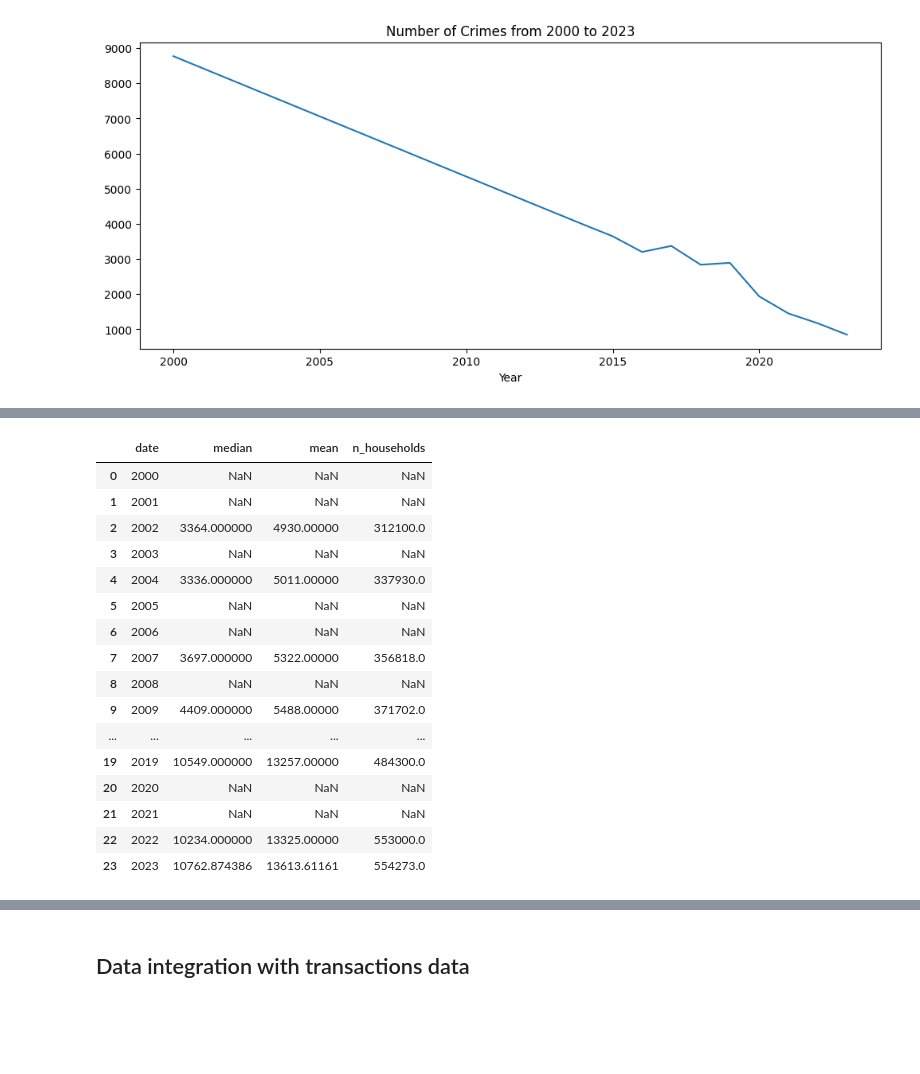
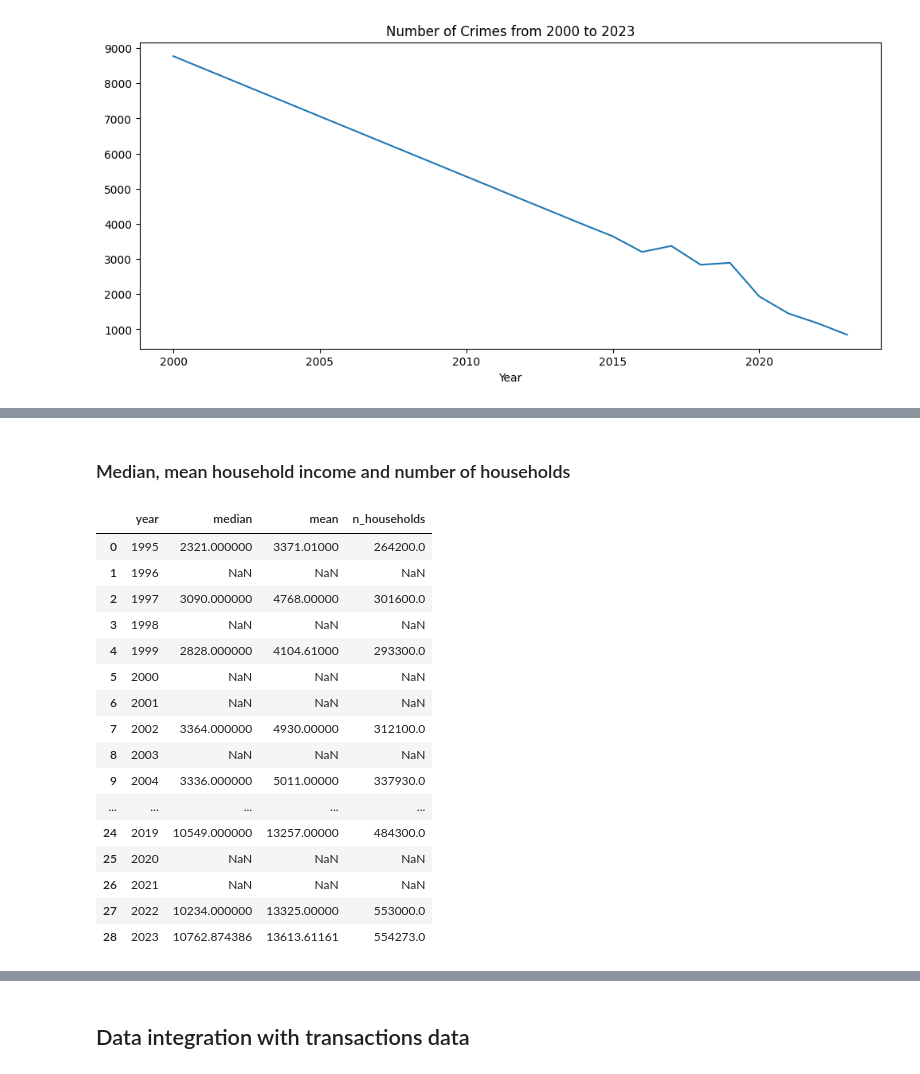
Before and after one commit to yuenherny/kl-house-price-forecasting, a Jupyter notebook: notebooks/Transactions - 05 Data Integration.ipynb, the cells around one changed output, grey strips where cells are left out. Cells and saved outputs as stored; diff of their text form; code cells hidden in the pictures; blank space fills up the shorter version.

Commit message:
Interpolate missing years in econ indicator data

```diff
--- a/notebooks/Transactions - 05 Data Integration.ipynb
+++ b/notebooks/Transactions - 05 Data Integration.ipynb
@@ -675,12 +683,12 @@ def extrapolate_economic_indicators(df_input: pd.DataFrame, target_years: list,
 # %% [markdown]
 ##### Time-weighted Log-transformed Regression: Median Household Income
 # %%
-df_median_income_extrapolated = df_income[['date', 'median']]
+df_median_income_extrapolated = df_income[['year', 'median']]
 df_median_income_extrapolated = df_median_income_extrapolated.dropna().reset_index(drop=True)
 
-df_median_income_extrapolated = extrapolate_economic_indicators(df_median_income_extrapolated, [2023], 'date', 'median', True)
+df_median_income_extrapolated = extrapolate_economic_indicators(df_median_income_extrapolated, [2023], 'year', 'median', True)
 df_median_income_extrapolated.plot(
-    x='date',
+    x='year',
     y='median',
     figsize=(12,5),
     title='Median Income in Kuala Lumpur from 1984 to 2023',
@@ -693,12 +701,12 @@ median in 2023: 10762.874385830582
 # %% [markdown]
 ##### Time-weighted Log-transformed Regression: Mean Household Income
 # %%
-df_mean_income_extrapolated = df_income[['date', 'mean']]
+df_mean_income_extrapolated = df_income[['year', 'mean']]
 df_mean_income_extrapolated = df_mean_income_extrapolated.dropna().reset_index(drop=True)
 
-df_mean_income_extrapolated = extrapolate_economic_indicators(df_mean_income_extrapolated, [2023], 'date', 'mean', True)
+df_mean_income_extrapolated = extrapolate_economic_indicators(df_mean_income_extrapolated, [2023], 'year', 'mean', True)
 df_mean_income_extrapolated.plot(
-    x='date',
+    x='year',
     y='mean',
     figsize=(12,5),
     title='Mean Income in Kuala Lumpur from 1984 to 2023',
@@ -710,6 +718,6 @@ mean in 2023: 13613.61161019724
 [figure]
 # %%
-df_income_extrapolated = pd.merge(df_median_income_extrapolated, df_mean_income_extrapolated, on='date')
-df_income_extrapolated = pd.merge(df_income_extrapolated, df_households_extrapolated, on='date')
+df_income_extrapolated = pd.merge(df_median_income_extrapolated, df_mean_income_extrapolated, on='year')
+df_income_extrapolated = pd.merge(df_income_extrapolated, df_households_extrapolated, on='year')
 df_income_extrapolated
 # %% [output]
@@ -834,4 +848,4 @@ The households income dataset are not in continuous years. We will interpolate t
 # %%
-df_years = pd.DataFrame({'date': [i for i in range(2000, 2024)]})
+df_years = pd.DataFrame({'year': [i for i in range(1995, 2024)]})
 df_years.describe()
 # %% [output]
@@ -847,24 +936,26 @@ df_years.describe()
+# %% [markdown]
+### Median, mean household income and number of households
 # %%
-df_income_interpolated = pd.merge(df_years, df_income_extrapolated, on=['date'], how='left')
+df_income_interpolated = pd.merge(df_years, df_income_extrapolated, on=['year'], how='left')
 df_income_interpolated
 # %% [output]
-|  | date | median | mean | n_households |
-| 0 | 2000 | NaN | NaN | NaN |
-| 1 | 2001 | NaN | NaN | NaN |
-| 2 | 2002 | 3364.000000 | 4930.00000 | 312100.0 |
-| 3 | 2003 | NaN | NaN | NaN |
-| 4 | 2004 | 3336.000000 | 5011.00000 | 337930.0 |
-| 5 | 2005 | NaN | NaN | NaN |
-| 6 | 2006 | NaN | NaN | NaN |
-| 7 | 2007 | 3697.000000 | 5322.00000 | 356818.0 |
-| 8 | 2008 | NaN | NaN | NaN |
-| 9 | 2009 | 4409.000000 | 5488.00000 | 371702.0 |
+|  | year | median | mean | n_households |
+| 0 | 1995 | 2321.000000 | 3371.01000 | 264200.0 |
+| 1 | 1996 | NaN | NaN | NaN |
+| 2 | 1997 | 3090.000000 | 4768.00000 | 301600.0 |
+| 3 | 1998 | NaN | NaN | NaN |
+| 4 | 1999 | 2828.000000 | 4104.61000 | 293300.0 |
+| 5 | 2000 | NaN | NaN | NaN |
+| 6 | 2001 | NaN | NaN | NaN |
+| 7 | 2002 | 3364.000000 | 4930.00000 | 312100.0 |
+| 8 | 2003 | NaN | NaN | NaN |
+| 9 | 2004 | 3336.000000 | 5011.00000 | 337930.0 |
 | ... | ... | ... | ... | ... |
-| 19 | 2019 | 10549.000000 | 13257.00000 | 484300.0 |
-| 20 | 2020 | NaN | NaN | NaN |
-| 21 | 2021 | NaN | NaN | NaN |
-| 22 | 2022 | 10234.000000 | 13325.00000 | 553000.0 |
-| 23 | 2023 | 10762.874386 | 13613.61161 | 554273.0 |
+| 24 | 2019 | 10549.000000 | 13257.00000 | 484300.0 |
+| 25 | 2020 | NaN | NaN | NaN |
+| 26 | 2021 | NaN | NaN | NaN |
+| 27 | 2022 | 10234.000000 | 13325.00000 | 553000.0 |
+| 28 | 2023 | 10762.874386 | 13613.61161 | 554273.0 |
 # %%
 df_income_interpolated = df_income_interpolated.interpolate(method='linear')
 df_income_interpolated
```
Also changed, not shown: parts of 21 cells of this notebook.
